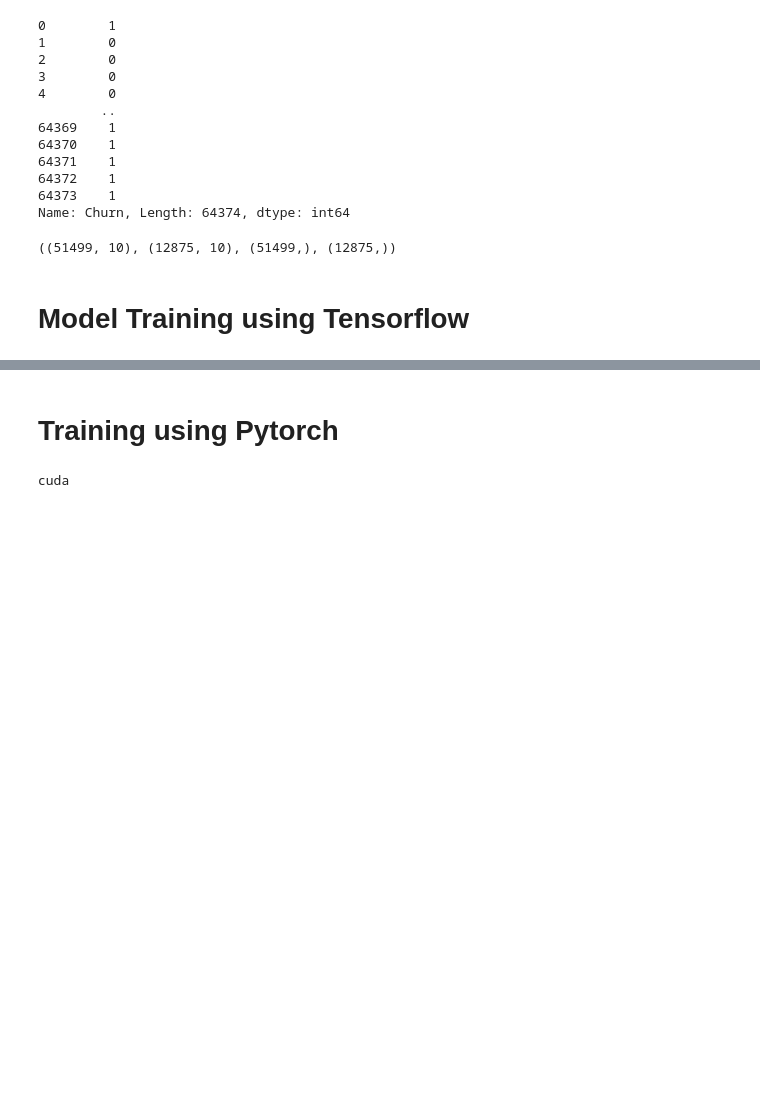
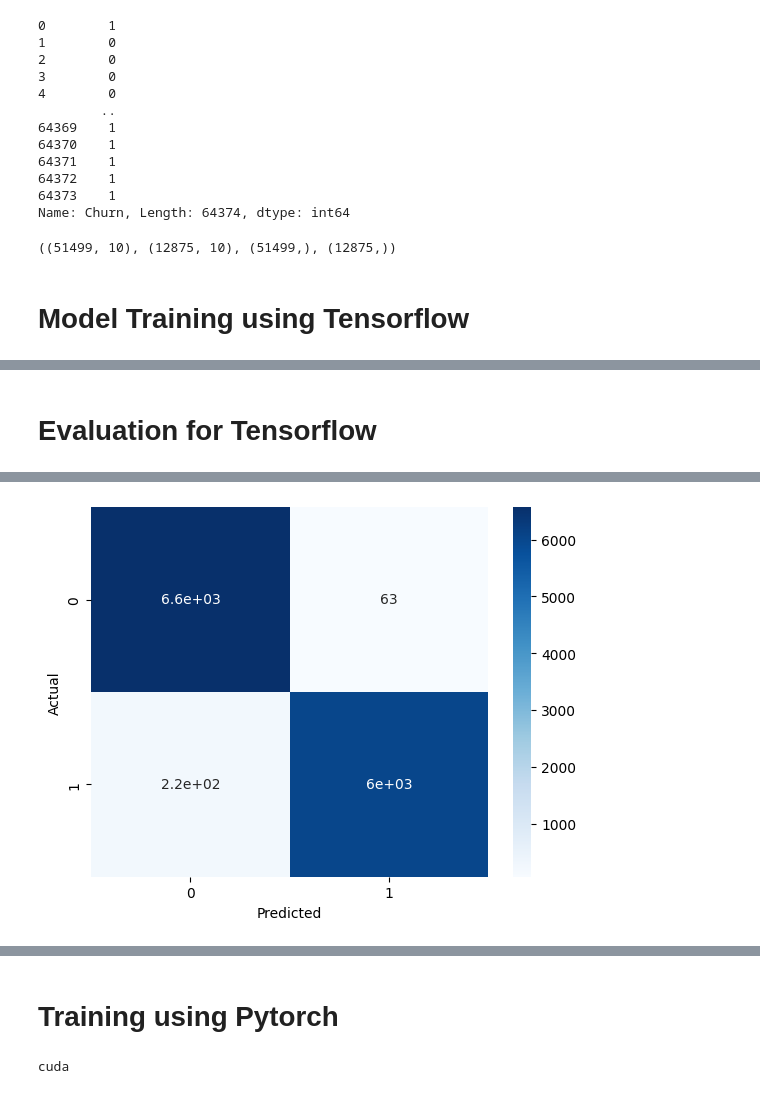
Before and after one commit to Rahul107213/projects, a Jupyter notebook: ANN_Project/churn_prediction_ANN (1).ipynb, the cells around one changed output, grey strips where cells are left out. Drawn from its saved outputs; the diff is of its cells as text; code cells hidden in the pictures; blank space fills up the shorter version.

```diff
--- a/ANN_Project/churn_prediction_ANN (1).ipynb
+++ b/ANN_Project/churn_prediction_ANN (1).ipynb
@@ -141,13 +137,16 @@ import tensorflow as tf
 from tensorflow import keras
 # %%
 model = keras.Sequential([
-    keras.layers.Dense(64 , activation='relu',input_shape = (X_train.shape[1],)),
+    keras.layers.Dense(128, activation='relu',input_shape = (X_train.shape[1],)),
     keras.layers.Dropout(0.3),
 
-    keras.layers.Dense(32 , activation='relu'),
+    keras.layers.Dense(64 , activation='relu'),
     keras.layers.Dropout(0.3),
 
-    keras.layers.Dense(1 , activation='sigmoid'),
+    keras.layers.Dense(32, activation='relu'),
+    keras.layers.Dropout(0.3),
+
+    keras.layers.Dense(1,activation='sigmoid')
 ])
 
 model.compile(
@@ -186,0 +186,2 @@ model.evaluate(X_test,y_test)
+# %% [markdown]
+# Evaluation for Tensorflow
@@ -186,0 +192,10 @@ model.evaluate(X_test,y_test)
+# %%
+y_pred = model.predict(X_test)
+y_pred_class = (y_pred >= 0.5).astype(int)
+
+cm = confusion_matrix(y_pred_class,y_test)
+sn.heatmap(cm,annot=True,cmap='Blues')
+plt.xlabel('Predicted')
+plt.ylabel('Actual')
+plt.show()
+# %% [output]
@@ -186,0 +203 @@ model.evaluate(X_test,y_test)
+[figure, added]
```
Also changed, not shown: parts of 21 cells of this notebook.
